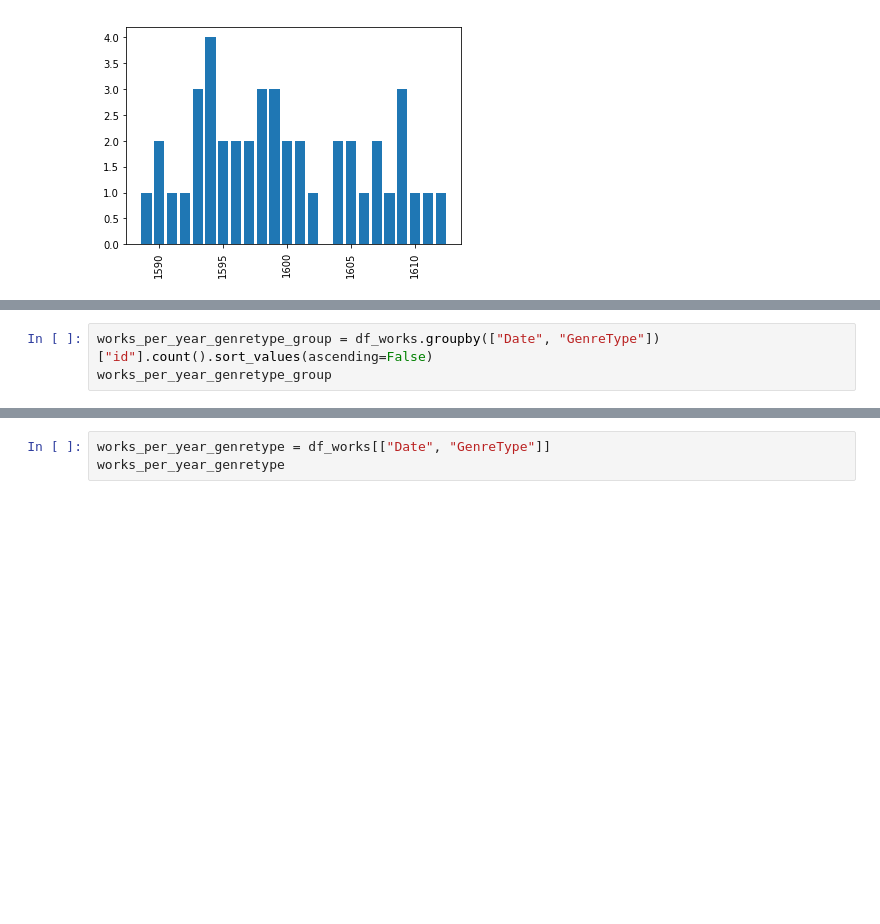
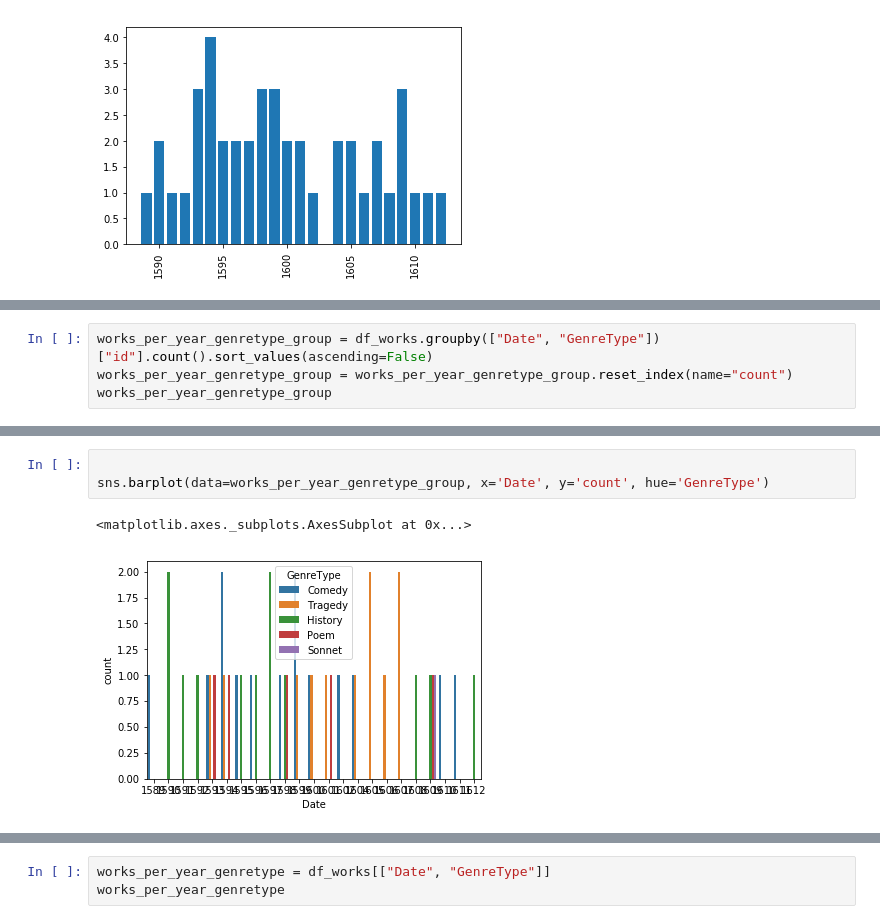
Before and after one commit to luchymd89/introcd, a Jupyter notebook: Tarea_1/shakespeare_propuesta.ipynb, the cells around one changed output, grey strips where cells are left out. Saved outputs shown, nothing was run; the diff lists cells and outputs as text; blank space fills up the shorter version.

```diff
--- a/Tarea_1/shakespeare_propuesta.ipynb
+++ b/Tarea_1/shakespeare_propuesta.ipynb
@@ -609,4 +612,5 @@ _ = plt.xticks(rotation=90)
 # %%
 works_per_year_genretype_group = df_works.groupby(["Date", "GenreType"])["id"].count().sort_values(ascending=False)
+works_per_year_genretype_group = works_per_year_genretype_group.reset_index(name="count")
 works_per_year_genretype_group
 # %% [output]
@@ -629,0 +634,6 @@ Name: id, dtype: int64
+# %%
+
+sns.barplot(data=works_per_year_genretype_group, x='Date', y='count', hue='GenreType')
+# %% [output]
+<matplotlib.axes._subplots.AxesSubplot at 0x...>
+[figure, added]
```
Also changed, not shown: parts of 6 cells of this notebook.
